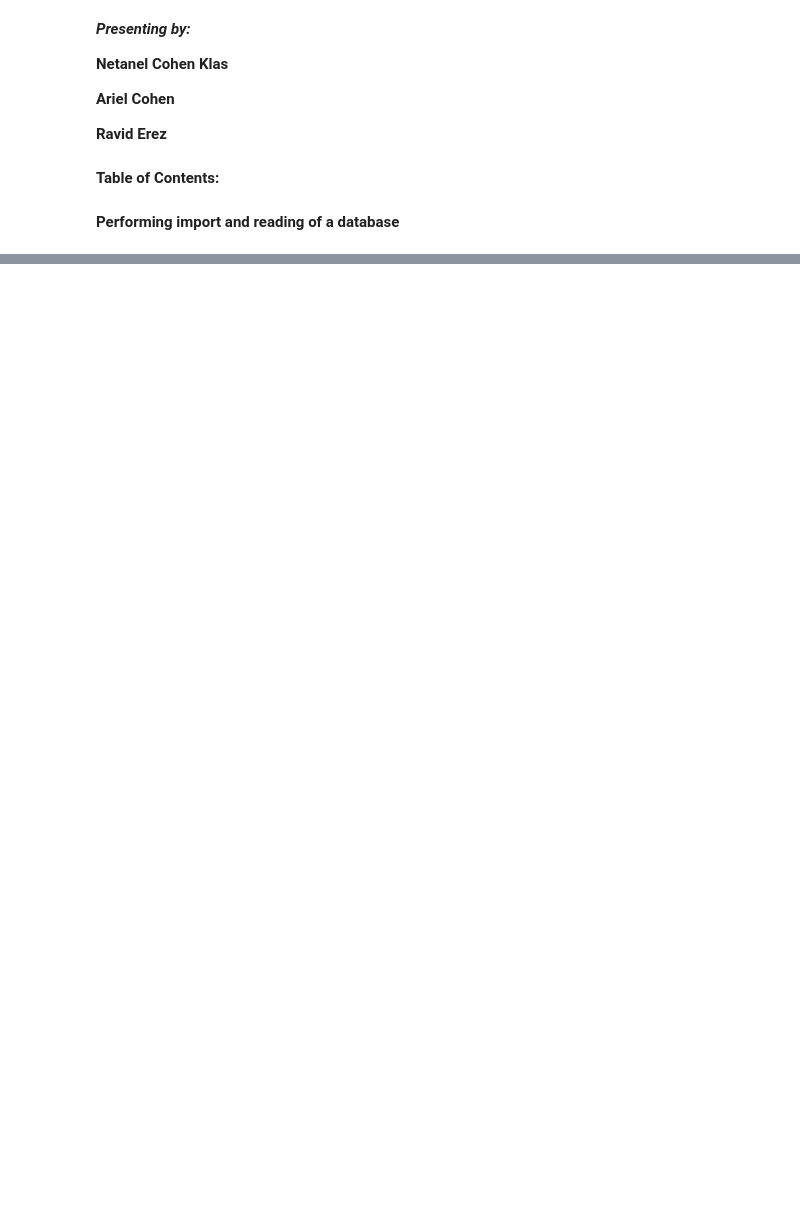
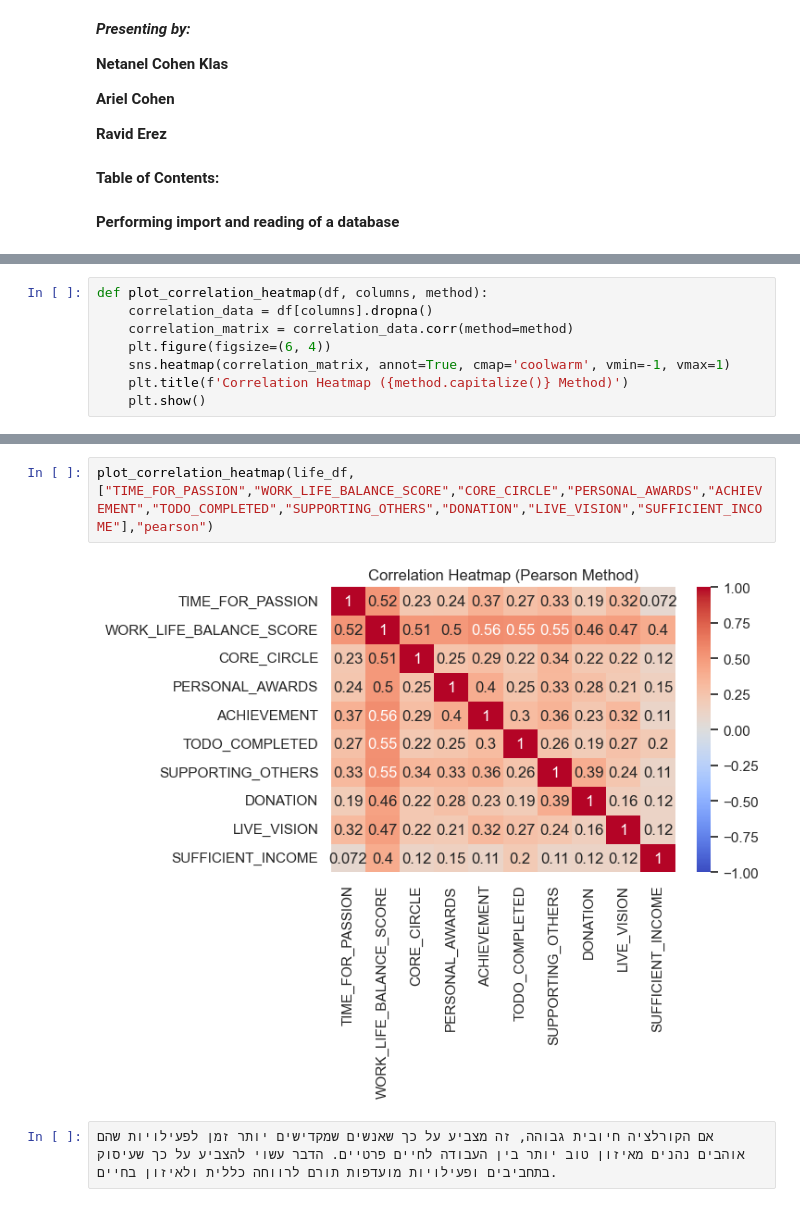
Before and after one commit to ariel7525/Wellbeing_and_lifestyle_data_Kaggle, a Jupyter notebook: my_project.ipynb, the cells around one changed output, grey strips where cells are left out. Saved outputs shown, nothing was run; the diff lists cells and outputs as text; blank space fills up the shorter version.

```diff
--- a/my_project.ipynb
+++ b/my_project.ipynb
@@ -197,0 +161,8 @@ plt.show()
+# %%
+def plot_correlation_heatmap(df, columns, method):
+    correlation_data = df[columns].dropna()
+    correlation_matrix = correlation_data.corr(method=method)
+    plt.figure(figsize=(6, 4))
+    sns.heatmap(correlation_matrix, annot=True, cmap='coolwarm', vmin=-1, vmax=1)
+    plt.title(f'Correlation Heatmap ({method.capitalize()} Method)')
+    plt.show()
@@ -197,0 +214,6 @@ plt.show()
+# %%
+plot_correlation_heatmap(life_df, ["TIME_FOR_PASSION","WORK_LIFE_BALANCE_SCORE","CORE_CIRCLE","PERSONAL_AWARDS","ACHIEVEMENT","TODO_COMPLETED","SUPPORTING_OTHERS","DONATION","LIVE_VISION","SUFFICIENT_INCOME"],"pearson")
+# %% [output]
+[figure, added]
+# %%
+אם הקורלציה חיובית גבוהה, זה מצביע על כך שאנשים שמקדישים יותר זמן לפעילויות שהם אוהבים נהנים מאיזון טוב יותר בין העבודה לחיים פרטיים. הדבר עשוי להצביע על כך שעיסוק בתחביבים ופעילויות מועדפות תורם לרווחה כללית ולאיזון בחיים.
```
Also changed, not shown: parts of 61 cells of this notebook.
